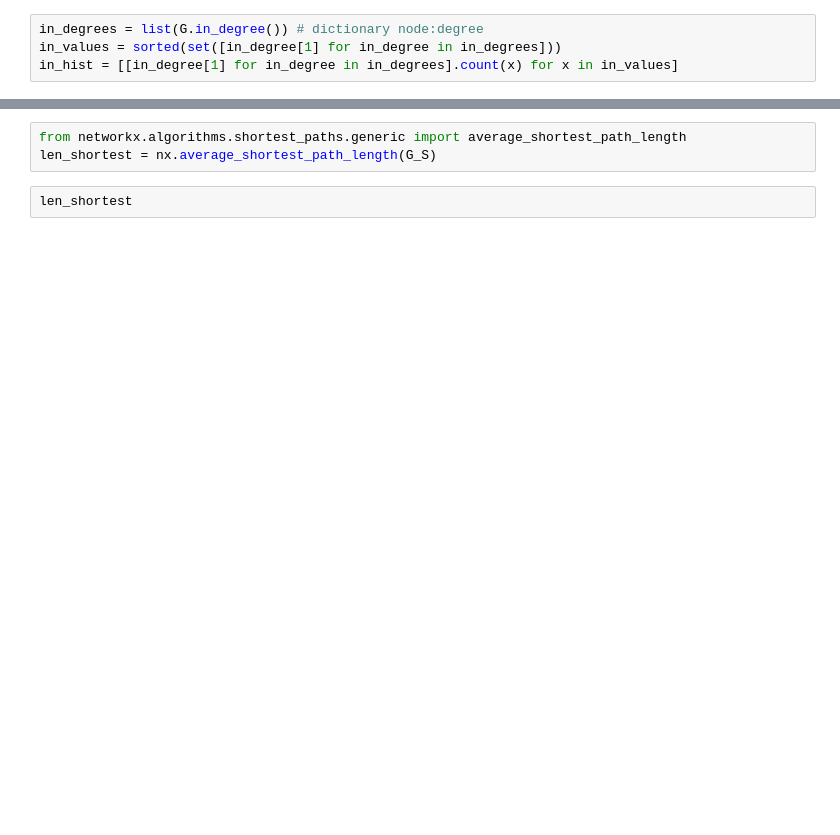
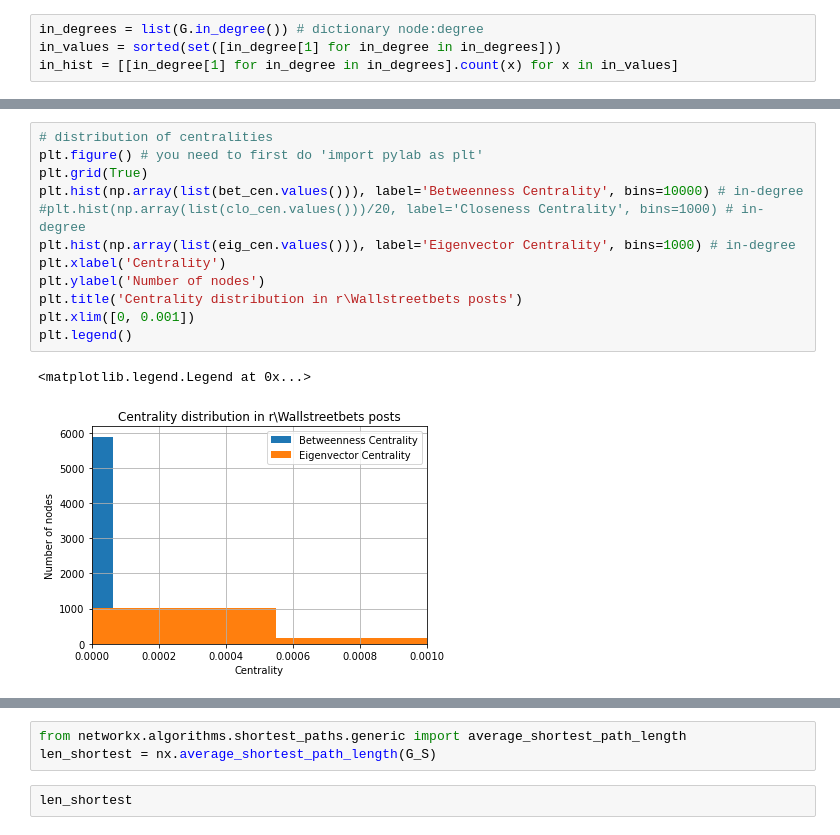
Before and after one commit to atrib/GMEMoonBase, a Jupyter notebook: Network Analysis.ipynb, the cells around one changed output, grey strips where cells are left out. Cells and saved outputs as stored; diff of their text form; blank space fills up the shorter version.

```diff
--- a/Network Analysis.ipynb
+++ b/Network Analysis.ipynb
@@ -125,3 +139,18 @@ top_bet_cen, '\n', top_clo_cen, '\n', top_eig_cen
+# %%
+# distribution of centralities
+plt.figure() # you need to first do 'import pylab as plt'
+plt.grid(True)
+plt.hist(np.array(list(bet_cen.values())), label='Betweenness Centrality', bins=10000) # in-degree
+#plt.hist(np.array(list(clo_cen.values()))/20, label='Closeness Centrality', bins=1000) # in-degree
+plt.hist(np.array(list(eig_cen.values())), label='Eigenvector Centrality', bins=1000) # in-degree
+plt.xlabel('Centrality')
+plt.ylabel('Number of nodes')
+plt.title('Centrality distribution in r\Wallstreetbets posts')
+plt.xlim([0, 0.001])
+plt.legend()
+# %% [output]
+<matplotlib.legend.Legend at 0x...>
+[figure, added]
 # %%
 from networkx.algorithms.community import greedy_modularity_communities
 c = list(greedy_modularity_communities(G_ud))
```
Also changed, not shown: parts of 30 cells of this notebook.
